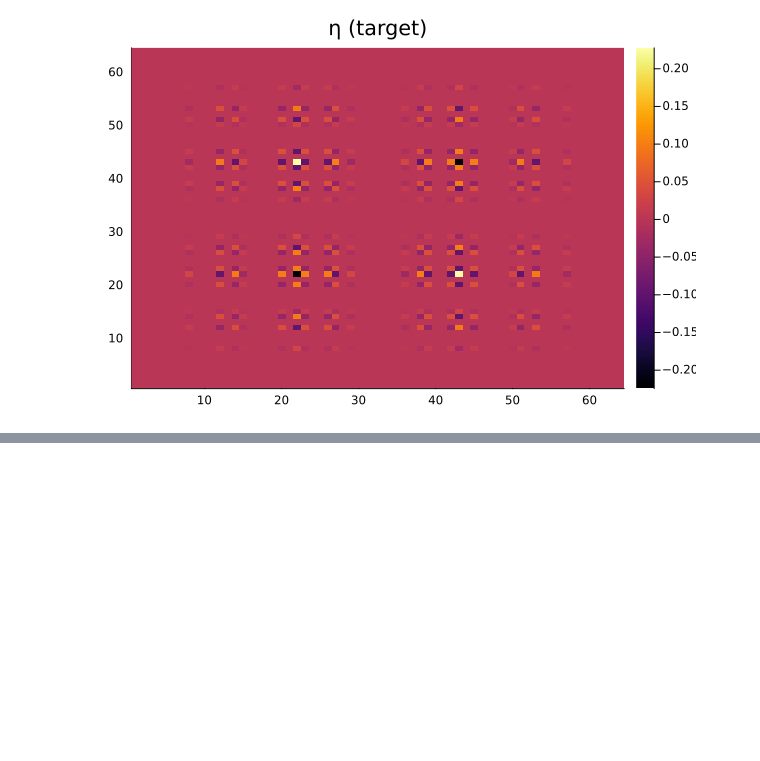
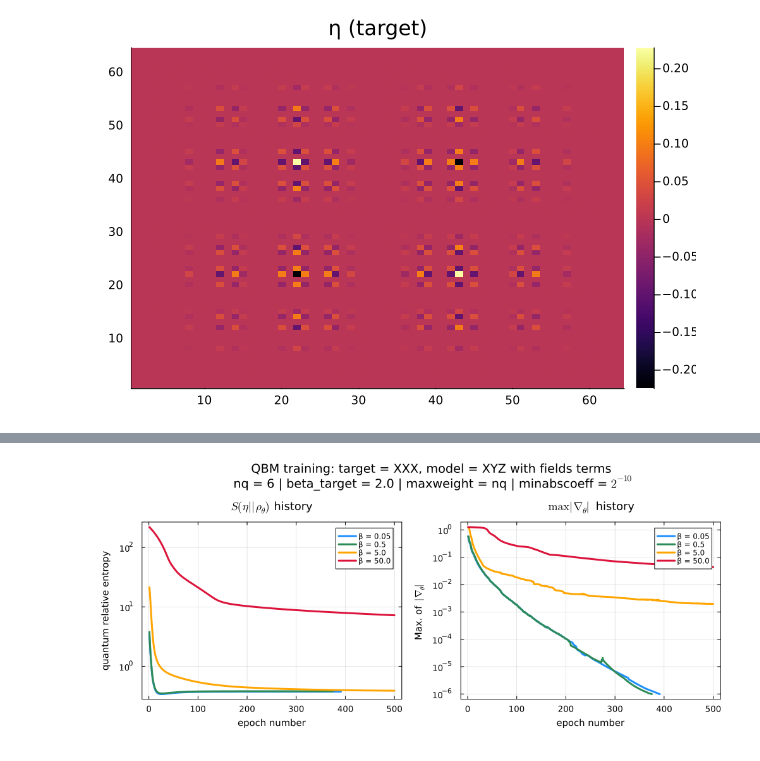
Before and after one commit to Michele-Minervini/PauliSampling.jl, a Jupyter notebook: numerics/quantumboltzmannmachines/2-keppen-results.ipynb, the cells around one changed output, grey strips where cells are left out. Saved outputs shown, nothing was run; the diff lists cells and outputs as text; code cells hidden in the pictures; blank space fills up the shorter version.

```diff
--- a/numerics/quantumboltzmannmachines/2-keppen-results.ipynb
+++ b/numerics/quantumboltzmannmachines/2-keppen-results.ipynb
@@ -521,0 +768,20 @@ heatmap(reverse(real(target_eta_beta2_matrix); dims=1), title="η (target)")
+# %%
+# Combine plots side by side
+combined = plot(
+    p1, p2,
+    layout = (1, 2),
+    size = (1000, 450),
+    plot_title = "QBM training: target = XXX, model = XYZ with fields terms\n nq = 6 | beta_target = 2.0 | maxweight = nq | minabscoeff = " * L"2^{-10}",
+    plot_titlefont = font(13),
+    bottom_margin = 9mm,
+    left_margin = 5mm,
+    right_margin = 1mm,
+    top_margin = 10mm,
+    framestyle = :box,
+    titleloc = :center,
+    spacing = 10mm
+)
+
+display(combined)
+# %% [output]
+[figure, added]
```
Also changed, not shown: parts of 18 cells of this notebook, 11 other files.
